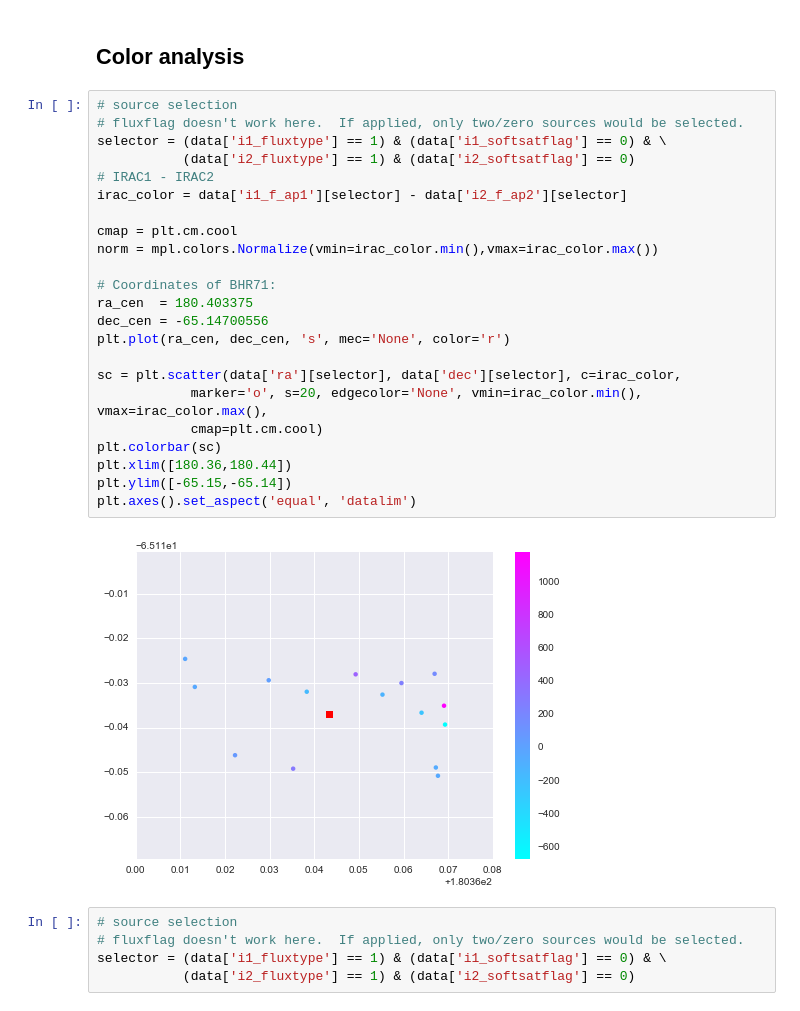
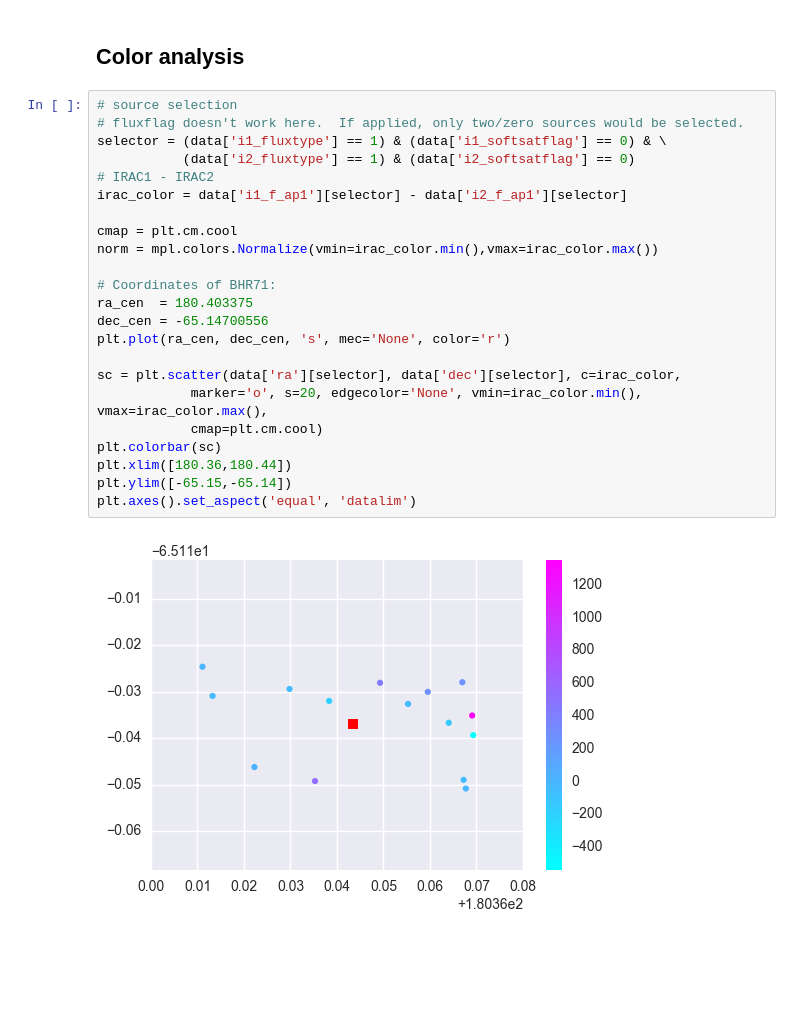
Before and after one commit to yaolun/misc, a Jupyter notebook: BHR71_stars_extinction.ipynb, the cells around one changed output. Saved outputs shown, nothing was run; the diff lists cells and outputs as text; blank space fills up the shorter version.

```diff
--- a/BHR71_stars_extinction.ipynb
+++ b/BHR71_stars_extinction.ipynb
@@ -43,30 +43,25 @@ uncertainties (m1_f_psf).
 # %%
 # source selection
 # fluxflag doesn't work here.  If applied, only two/zero sources would be selected.
 selector = (data['i1_fluxtype'] == 1) & (data['i1_softsatflag'] == 0) & \
            (data['i2_fluxtype'] == 1) & (data['i2_softsatflag'] == 0)
 # IRAC1 - IRAC2
-irac_color = data['i1_f_ap1'][selector] - data['i2_f_ap2'][selector]
+irac_color = data['i1_f_ap1'][selector] - data['i2_f_ap1'][selector]
 
 cmap = plt.cm.cool
 norm = mpl.colors.Normalize(vmin=irac_color.min(),vmax=irac_color.max())
 
 # Coordinates of BHR71:
 ra_cen  = 180.403375
 dec_cen = -65.14700556
 plt.plot(ra_cen, dec_cen, 's', mec='None', color='r')
 
 sc = plt.scatter(data['ra'][selector], data['dec'][selector], c=irac_color,
             marker='o', s=20, edgecolor='None', vmin=irac_color.min(), vmax=irac_color.max(),
             cmap=plt.cm.cool)
 plt.colorbar(sc)
 plt.xlim([180.36,180.44])
 plt.ylim([-65.15,-65.14])
 plt.axes().set_aspect('equal', 'datalim')
 # %% [output]
-[figure, old version]
+[figure, new version]
-# %%
-# source selection
-# fluxflag doesn't work here.  If applied, only two/zero sources would be selected.
-selector = (data['i1_fluxtype'] == 1) & (data['i1_softsatflag'] == 0) & \
-           (data['i2_fluxtype'] == 1) & (data['i2_softsatflag'] == 0)
```
Also changed, not shown: parts of 3 cells of this notebook.
